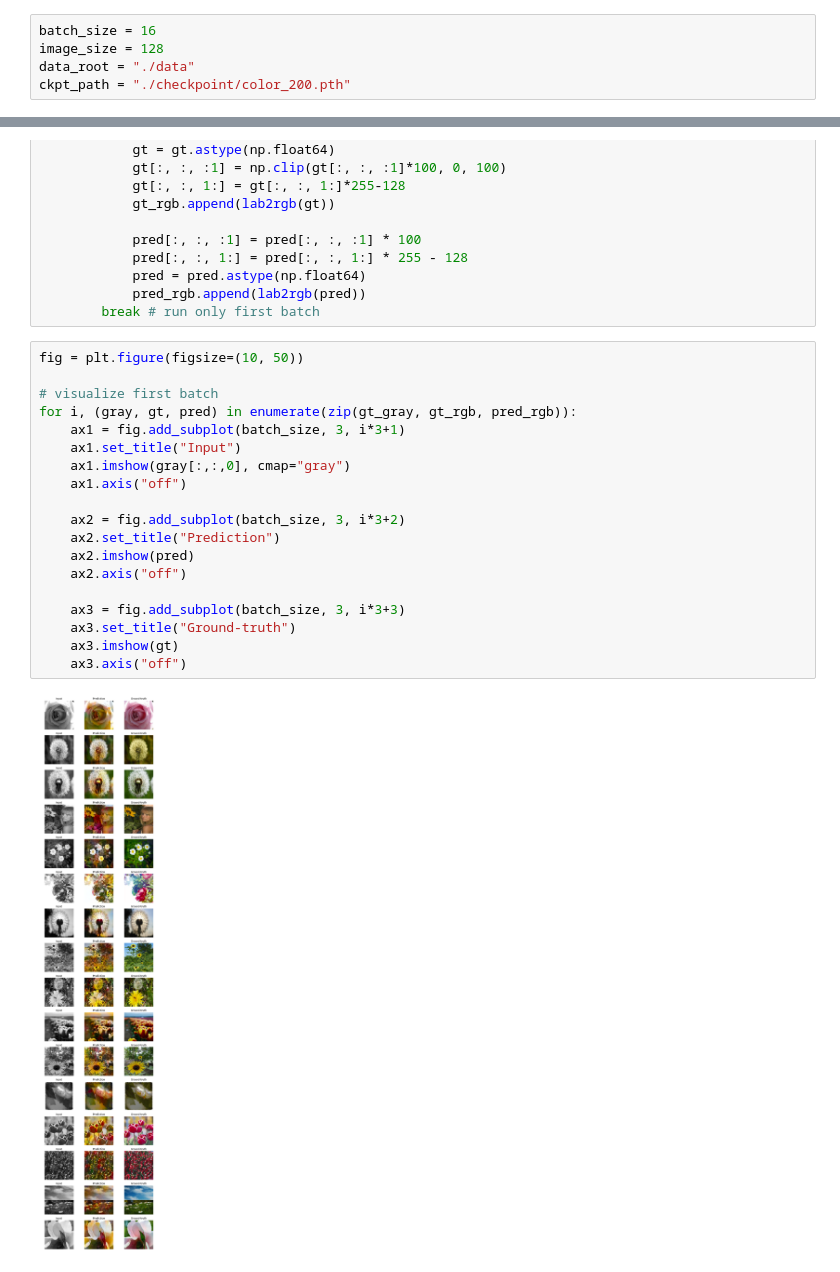
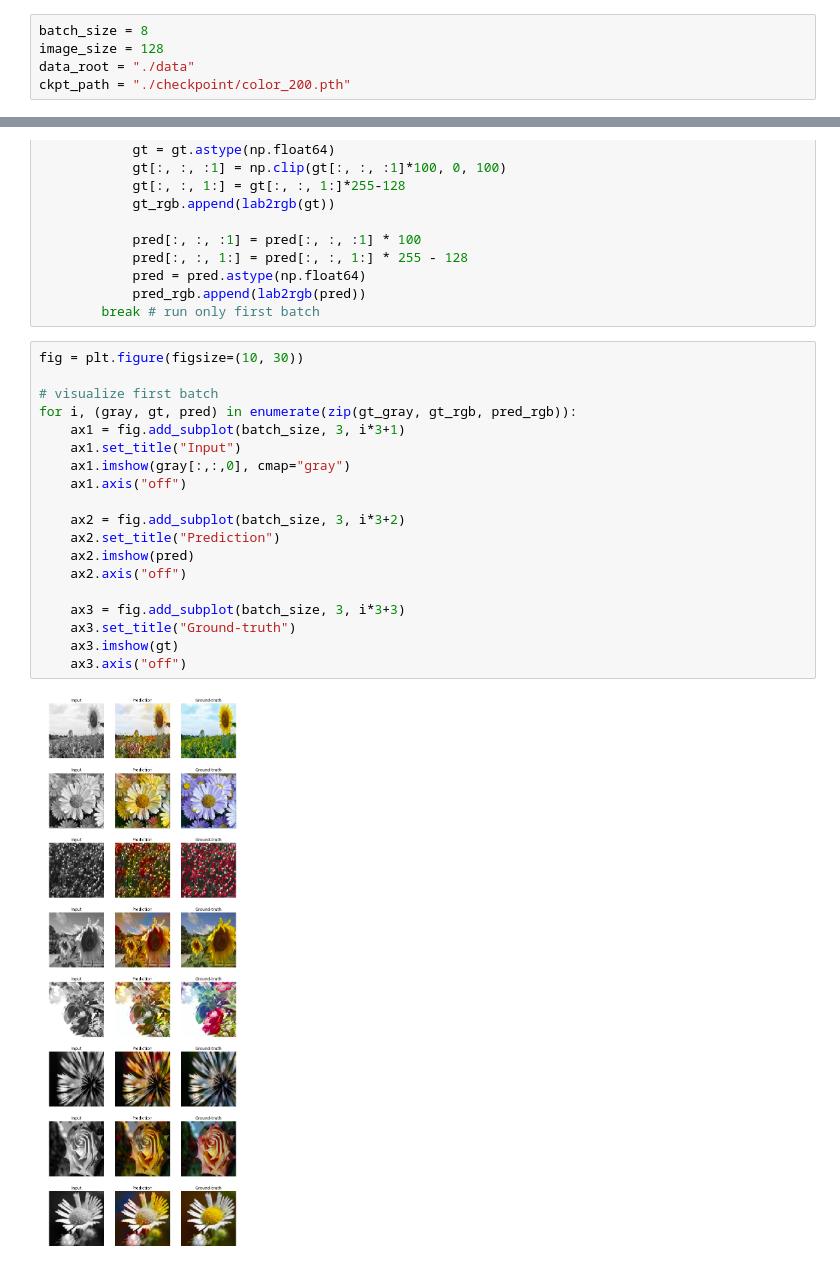
Before and after one commit to nmhkahn/pytorch-exercise, a Jupyter notebook: codes/colorization/visualize.ipynb, the cells around one changed output, grey strips where cells are left out. Saved outputs shown, nothing was run; the diff lists cells and outputs as text.

Commit message:
Reduce image size

```diff
--- a/codes/colorization/visualize.ipynb
+++ b/codes/colorization/visualize.ipynb
@@ -8,7 +8,7 @@ from net import Net
 from dataset import Dataset
 %matplotlib inline
 # %%
-batch_size = 16
+batch_size = 8
 image_size = 128
 data_root = "./data"
 ckpt_path = "./checkpoint/color_200.pth"
@@ -62,23 +62,23 @@ with torch.no_grad():
             pred_rgb.append(lab2rgb(pred))
         break # run only first batch
 # %%
-fig = plt.figure(figsize=(10, 50))
+fig = plt.figure(figsize=(10, 30))
 
 # visualize first batch
 for i, (gray, gt, pred) in enumerate(zip(gt_gray, gt_rgb, pred_rgb)):
     ax1 = fig.add_subplot(batch_size, 3, i*3+1)
     ax1.set_title("Input")
     ax1.imshow(gray[:,:,0], cmap="gray")
     ax1.axis("off")
 
     ax2 = fig.add_subplot(batch_size, 3, i*3+2)
     ax2.set_title("Prediction")
     ax2.imshow(pred)
     ax2.axis("off")
 
     ax3 = fig.add_subplot(batch_size, 3, i*3+3)
     ax3.set_title("Ground-truth")
     ax3.imshow(gt)
     ax3.axis("off")
 # %% [output]
-[figure, old version]
+[figure, new version]
```
Also changed, not shown: 2 other files.
